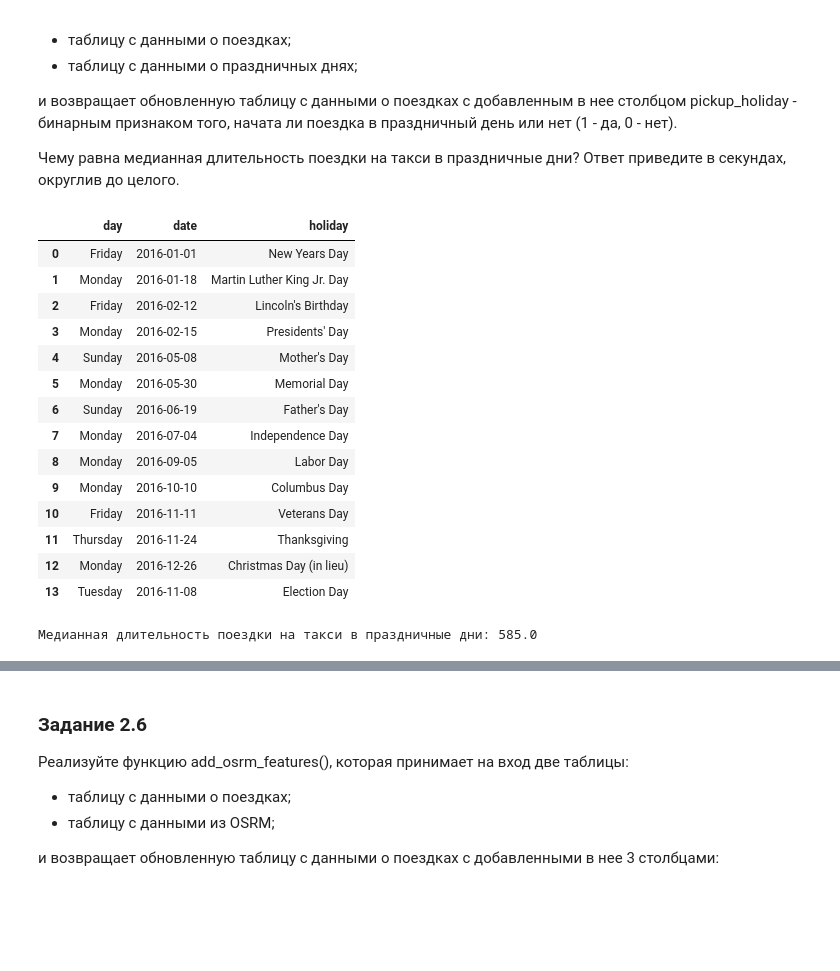
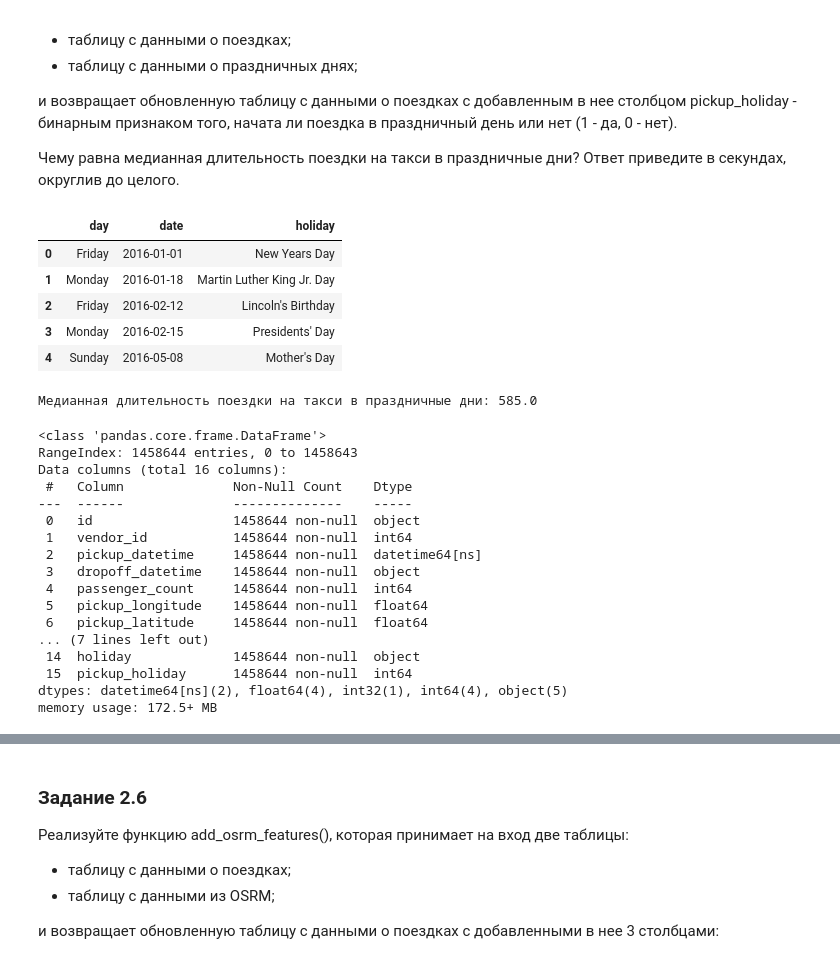
Before and after one commit to Irina-Kondratenko/SkillFactory, a Jupyter notebook: Homework/Project_10/Project-10. Notebook.ipynb, the cells around one changed output, grey strips where cells are left out. Drawn from its saved outputs; the diff is of its cells as text; code cells hidden in the pictures; blank space fills up the shorter version.

```diff
--- a/Homework/Project_10/Project-10. Notebook.ipynb
+++ b/Homework/Project_10/Project-10. Notebook.ipynb
@@ -206,23 +226,14 @@ print('В среднем в день совершается {} поездок'.f
 Чему равна медианная длительность поездки на такси в праздничные дни? Ответ приведите в секундах, округлив до целого.
 # %%
 holiday_data = pd.read_csv('data/holiday_data.csv', sep=';')
-holiday_data
+holiday_data.head()
 # %% [output]
 |  | day | date | holiday |
 | 0 | Friday | 2016-01-01 | New Years Day |
 | 1 | Monday | 2016-01-18 | Martin Luther King Jr. Day |
 | 2 | Friday | 2016-02-12 | Lincoln's Birthday |
 | 3 | Monday | 2016-02-15 | Presidents' Day |
 | 4 | Sunday | 2016-05-08 | Mother's Day |
-| 5 | Monday | 2016-05-30 | Memorial Day |
-| 6 | Sunday | 2016-06-19 | Father's Day |
-| 7 | Monday | 2016-07-04 | Independence Day |
-| 8 | Monday | 2016-09-05 | Labor Day |
-| 9 | Monday | 2016-10-10 | Columbus Day |
-| 10 | Friday | 2016-11-11 | Veterans Day |
-| 11 | Thursday | 2016-11-24 | Thanksgiving |
-| 12 | Monday | 2016-12-26 | Christmas Day (in lieu) |
-| 13 | Tuesday | 2016-11-08 | Election Day |
 # %%
 taxi_data['pickup_date'] = pd.to_datetime(taxi_data['pickup_date'])
 holiday_data['date'] = pd.to_datetime(holiday_data['date'])
@@ -252,3 +263,23 @@ taxi_data['pickup_holiday'].value_counts()
 print(f"Медианная длительность поездки на такси в праздничные дни: {taxi_data[taxi_data['pickup_holiday'] == 1]['trip_duration'].median()}")
 # %% [output]
 Медианная длительность поездки на такси в праздничные дни: 585.0
+# %%
+taxi_data.info()
+# %% [output]
+<class 'pandas.core.frame.DataFrame'>
+RangeIndex: 1458644 entries, 0 to 1458643
+Data columns (total 16 columns):
+ #   Column              Non-Null Count    Dtype
+---  ------              --------------    -----
+ 0   id                  1458644 non-null  object
+ 1   vendor_id           1458644 non-null  int64
+ 2   pickup_datetime     1458644 non-null  datetime64[ns]
+ 3   dropoff_datetime    1458644 non-null  object
+ 4   passenger_count     1458644 non-null  int64
+ 5   pickup_longitude    1458644 non-null  float64
+ 6   pickup_latitude     1458644 non-null  float64
+... (7 lines left out)
+ 14  holiday             1458644 non-null  object
+ 15  pickup_holiday      1458644 non-null  int64
+dtypes: datetime64[ns](2), float64(4), int32(1), int64(4), object(5)
+memory usage: 172.5+ MB
```
Also changed, not shown: parts of 22 cells of this notebook.
